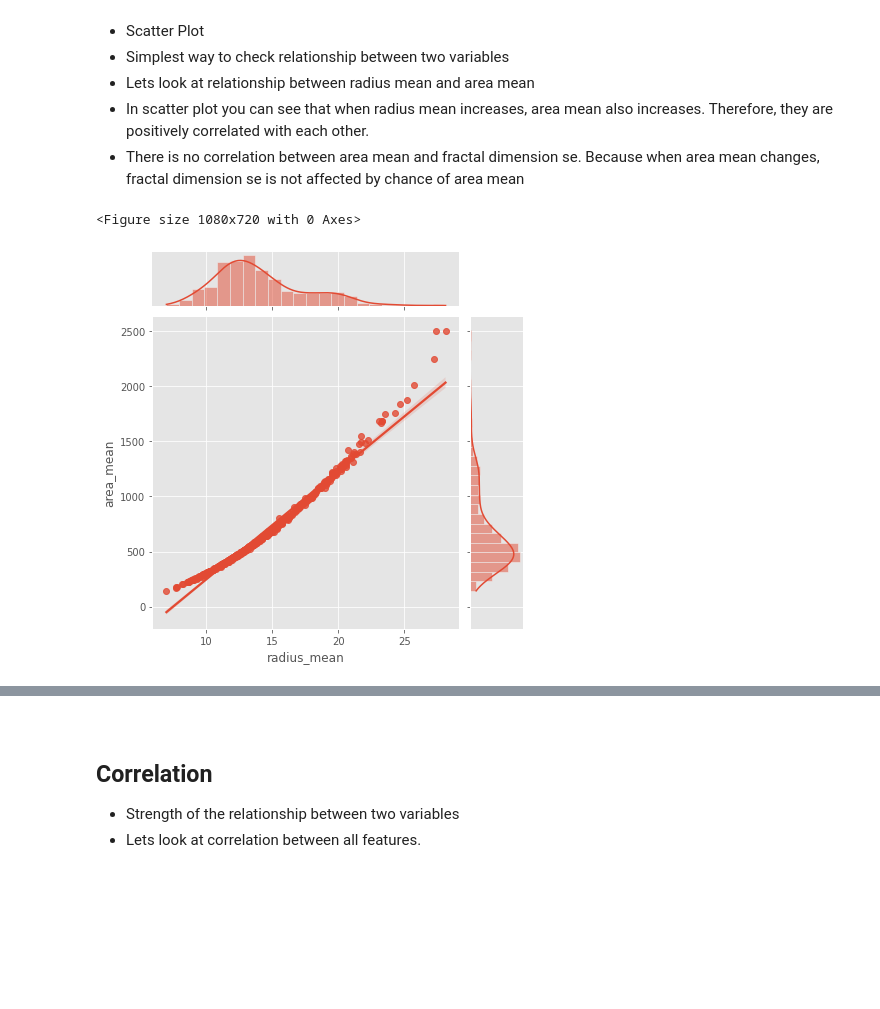
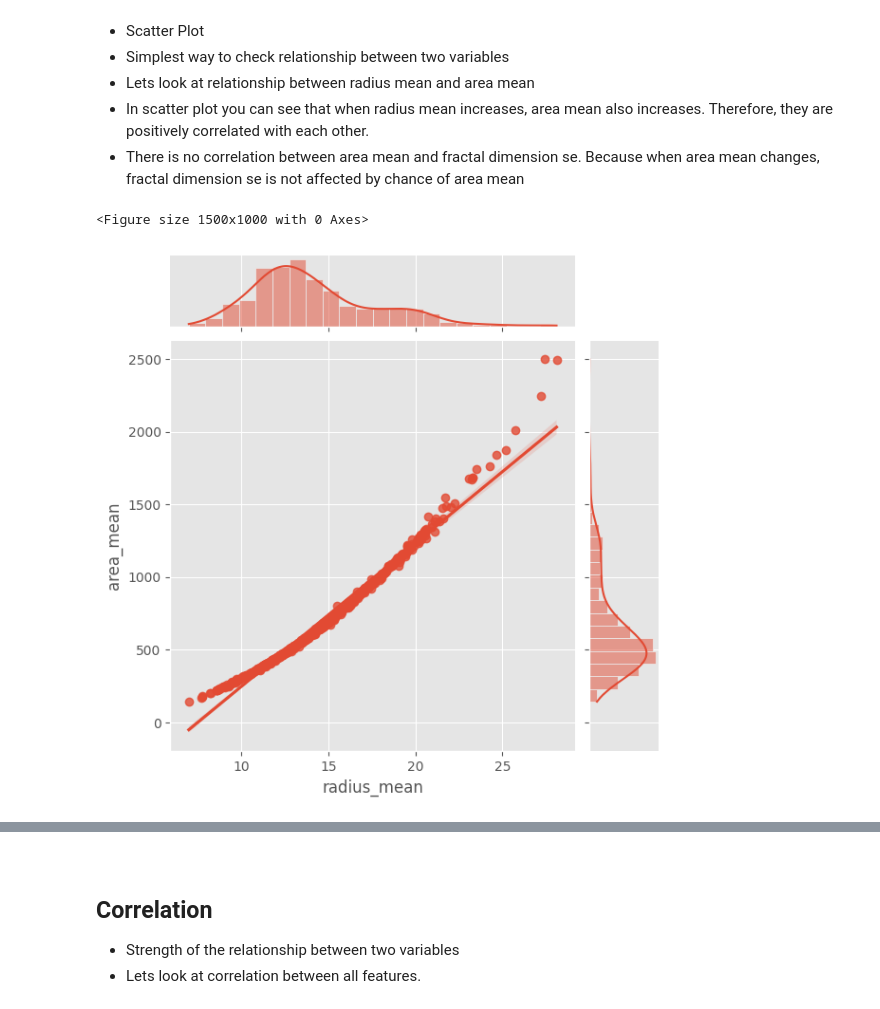
Before and after one commit to eldhosejoseph/CE880_Lab_Task, a Jupyter notebook: week6/Exercise_6_2.ipynb, the cells around one changed output, grey strips where cells are left out. Saved outputs shown, nothing was run; the diff lists cells and outputs as text; code cells hidden in the pictures; blank space fills up the shorter version.

```diff
--- a/week6/Exercise_6_2.ipynb
+++ b/week6/Exercise_6_2.ipynb
@@ -209,11 +209,11 @@ Effect size:  2.2048585165041428
 * There is no correlation between area mean and fractal dimension se. Because when area mean changes, fractal dimension se is not affected by chance of area mean
 # %%
 plt.figure(figsize = (15,10))
-sns.jointplot(data.radius_mean,data.area_mean,kind="reg")
+sns.jointplot(data=data,x=data.radius_mean,y=data.area_mean,kind="reg")
 plt.show()
 # %% [output]
-<Figure size 1080x720 with 0 Axes>
+<Figure size 1500x1000 with 0 Axes>
-[figure, old version]
+[figure, new version]
 # %%
 # Also we can look relationship between more than 2 distribution
 sns.set(style = "white")
```
Also changed, not shown: parts of 8 cells of this notebook.
